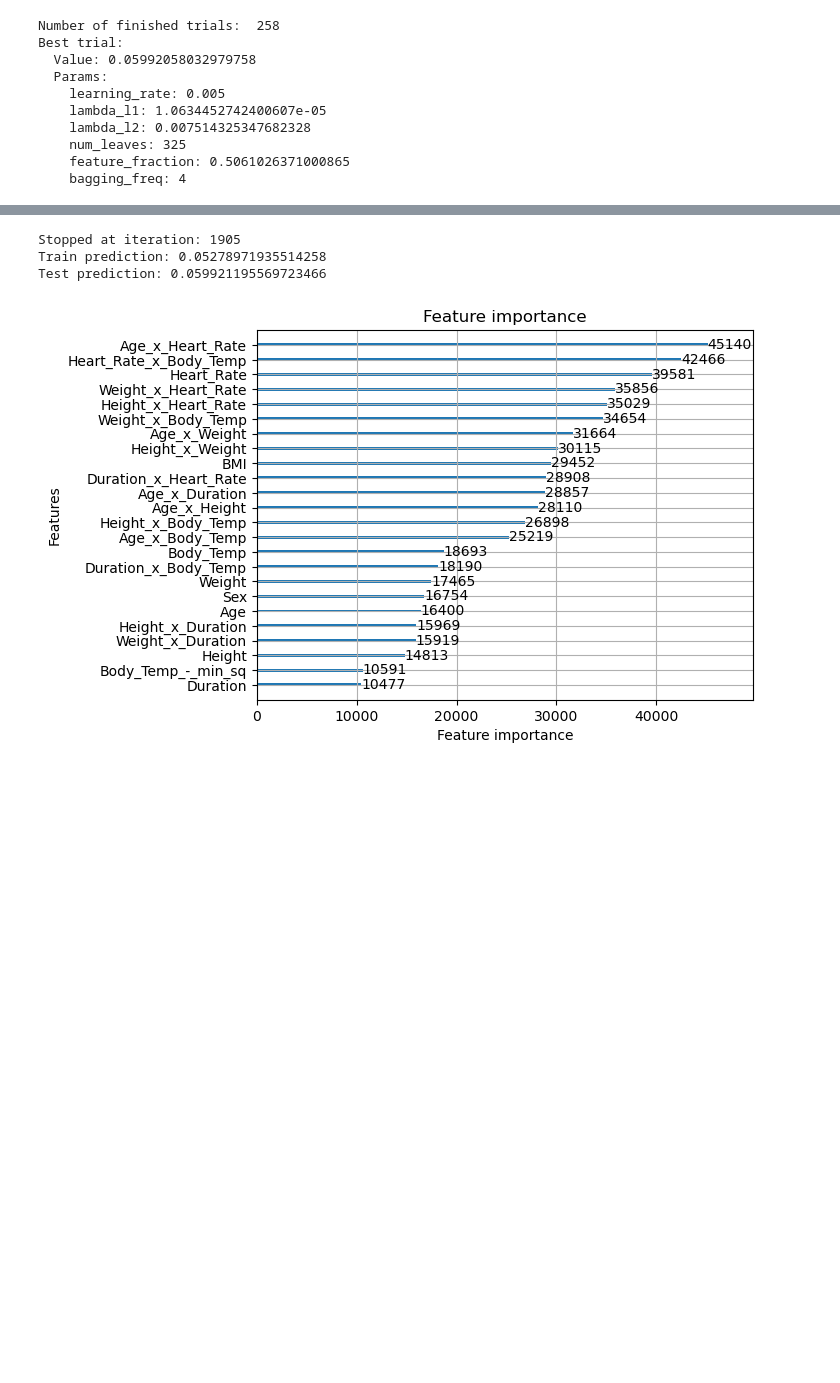
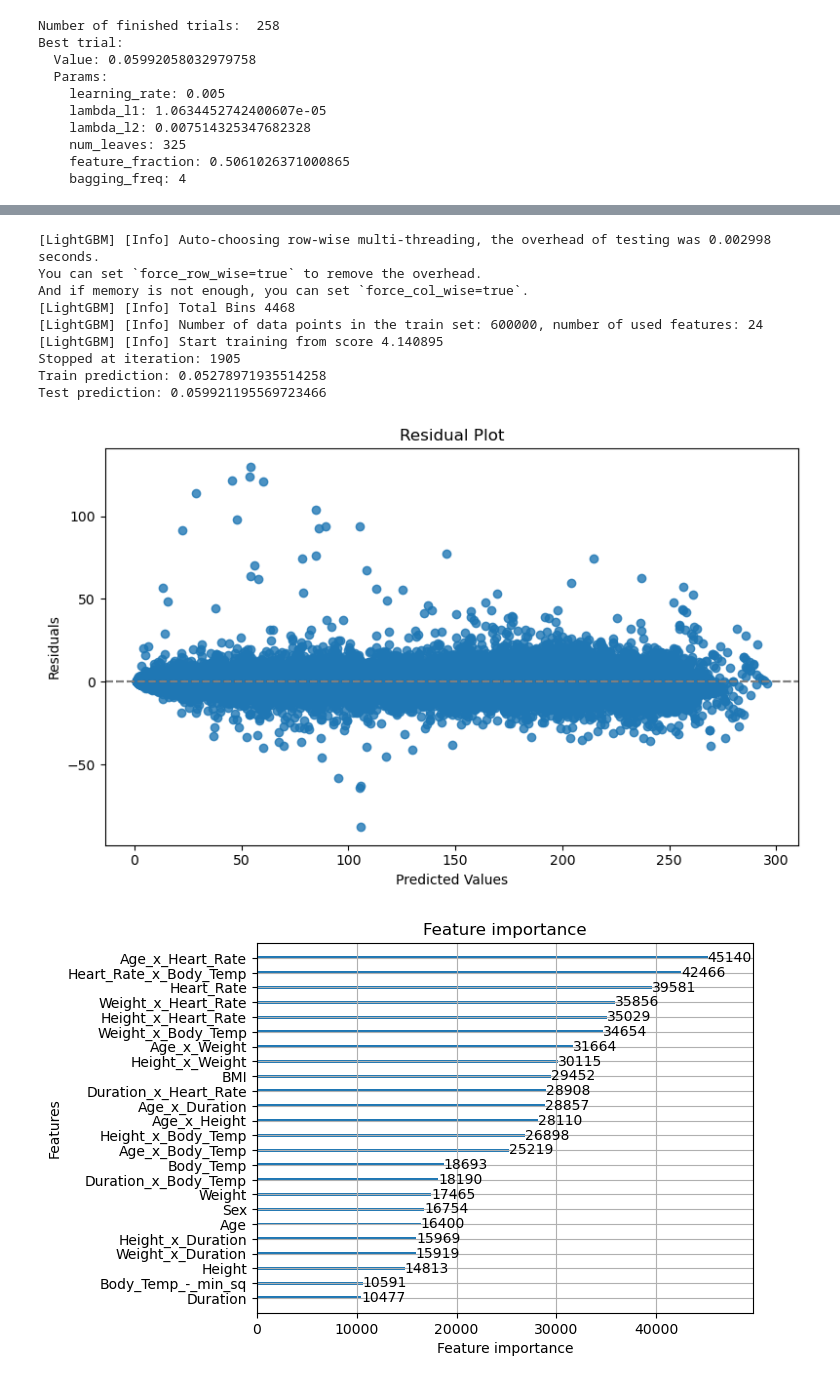
Before and after one commit to ElliotBlackstone/S25_Predict_Calories, a Jupyter notebook: calorie_lightGBM.ipynb, the cells around one changed output, grey strips where cells are left out. Cells and saved outputs as stored; diff of their text form; code cells hidden in the pictures; blank space fills up the shorter version.

```diff
--- a/calorie_lightGBM.ipynb
+++ b/calorie_lightGBM.ipynb
@@ -279,8 +179,14 @@ Best trial:
 y = np.log1p(train['Calories'])
 X = add_feats(train, numerical_features)
 
+# Encode Sex categorical feature to be compatable with SHAP
+encoder = OrdinalEncoder()
+
+X_enc = X.copy()
+X_enc['Sex'] = encoder.fit_transform(X[['Sex']]).astype(int)
+
 # train/test split
-X_train, X_test, y_train, y_test = train_test_split(X, y, test_size=0.2, random_state=724)
+X_train, X_test, y_train, y_test = train_test_split(X_enc, y, test_size=0.2, random_state=724)
 
 dtrain = lgb.Dataset(X_train, label=y_train)
 dtest = lgb.Dataset(X_test, label=y_test)
@@ -316,35 +222,58 @@ train_pred[train_pred < 0] = 1
 train_pred[train_pred > 320] = 300
 test_pred[test_pred < 0] = 1
 test_pred[test_pred > 320] = 300
 
 print("Train prediction:", rmse(train_pred, y_train))
 print("Test prediction:", rmse(test_pred, y_test))
 
+
+
+# Residual plot
+plt.figure(figsize=(8, 5))
+sns.residplot(x=np.expm1(test_pred), y=np.expm1(y_test))
+plt.xlabel("Predicted Values")
+plt.ylabel("Residuals")
+plt.title("Residual Plot")
+plt.axhline(0, color='gray', linestyle='--')
+plt.tight_layout()
+plt.show()
+
+
 lgb.plot_importance(model)
 plt.show()
 
 
 
 # make the submission file!
-pred = model.predict(add_feats(test, numerical_features), num_iteration=model.best_iteration)
+testsub = add_feats(test, numerical_features)
+testsub['Sex'] = encoder.fit_transform(testsub[['Sex']]).astype(int)
+
+pred = model.predict(testsub, num_iteration=model.best_iteration)
 
 submission = pd.DataFrame()
 
 submission['id'] = np.arange(len(test))+750000
 submission['Calories'] = np.expm1(pred)
 submission.loc[submission['Calories'] < 0, 'Calories'] = 1
 submission.loc[submission['Calories'] > 320, 'Calories'] = 300
 
 submission.to_csv("lgb_prediction_27.csv", index=False)
 
 print(submission.head())
 print()
 print(submission['Calories'].describe())
 # %% [output]
+[LightGBM] [Info] Auto-choosing row-wise multi-threading, the overhead of testing was 0.002998 seconds.
+You can set `force_row_wise=true` to remove the overhead.
+And if memory is not enough, you can set `force_col_wise=true`.
+[LightGBM] [Info] Total Bins 4468
+[LightGBM] [Info] Number of data points in the train set: 600000, number of used features: 24
+[LightGBM] [Info] Start training from score 4.140895
 Stopped at iteration: 1905
 Train prediction: 0.05278971935514258
 Test prediction: 0.059921195569723466
-[figure, old version]
+[figure, new version]
+[figure, added]
        id    Calories
 0  750000   27.701990
 1  750001  108.257479
```
Also changed, not shown: parts of 34 cells of this notebook, 17 other files.
